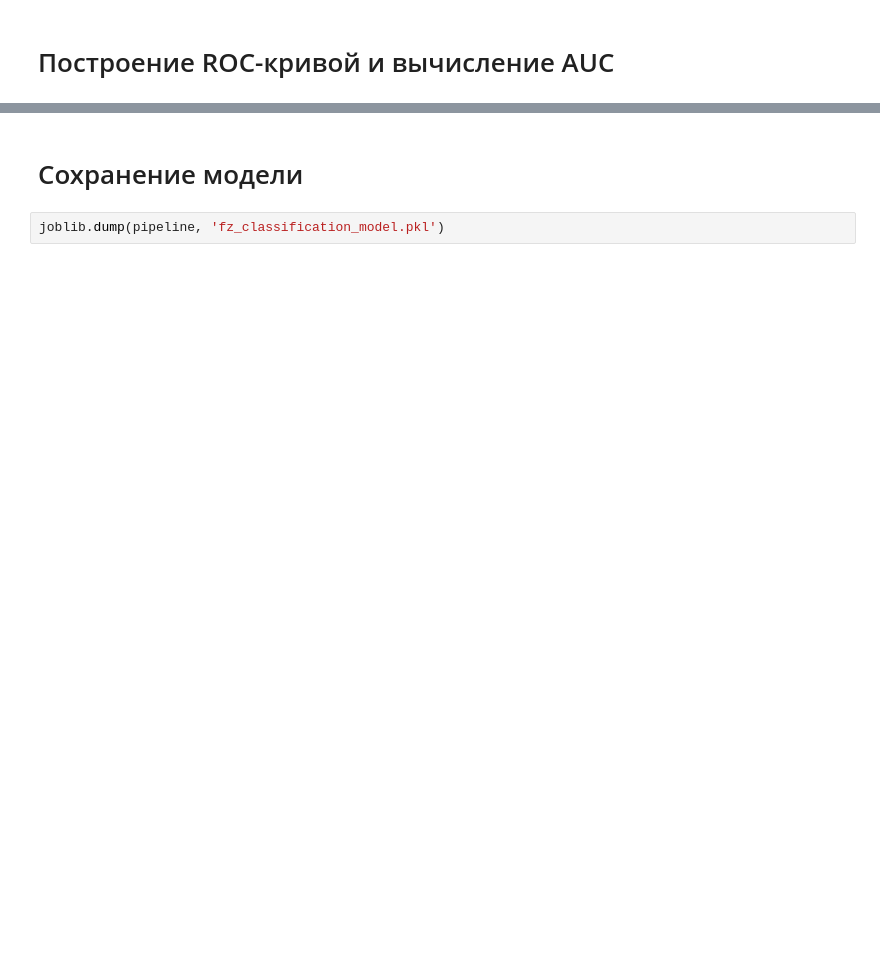
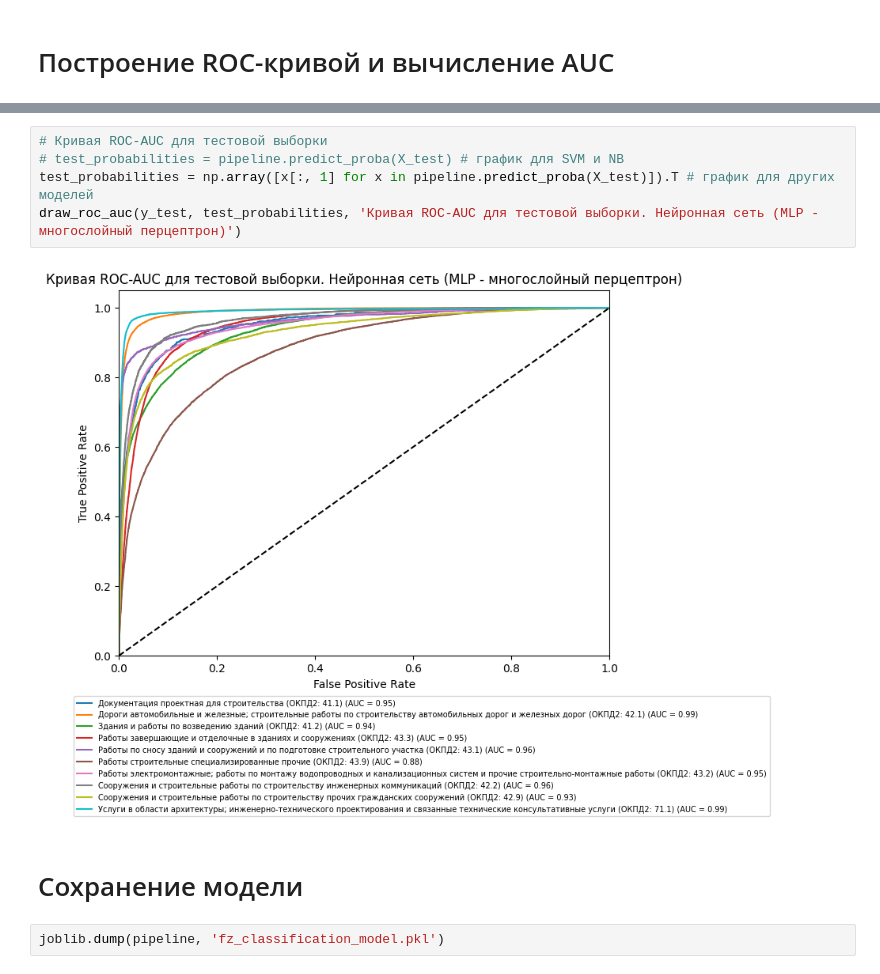
Before and after one commit to snmenshikh/vkr-baumana, a Jupyter notebook: gc_classification_msn.ipynb, the cells around one changed output, grey strips where cells are left out. Cells and saved outputs as stored; diff of their text form; blank space fills up the shorter version.

```diff
--- a/gc_classification_msn.ipynb
+++ b/gc_classification_msn.ipynb
@@ -315,3 +303,10 @@ plt.show()
+# %%
+# Кривая ROC-AUC для тестовой выборки
+# test_probabilities = pipeline.predict_proba(X_test) # график для SVM и NB
+test_probabilities = np.array([x[:, 1] for x in pipeline.predict_proba(X_test)]).T # график для других моделей
+draw_roc_auc(y_test, test_probabilities, 'Кривая ROC-AUC для тестовой выборки. Нейронная сеть (MLP - многослойный перцептрон)')
+# %% [output]
+[figure, added]
 # %% [markdown]
 # Сохранение модели
 # %%
```
Also changed, not shown: parts of 26 cells of this notebook.
